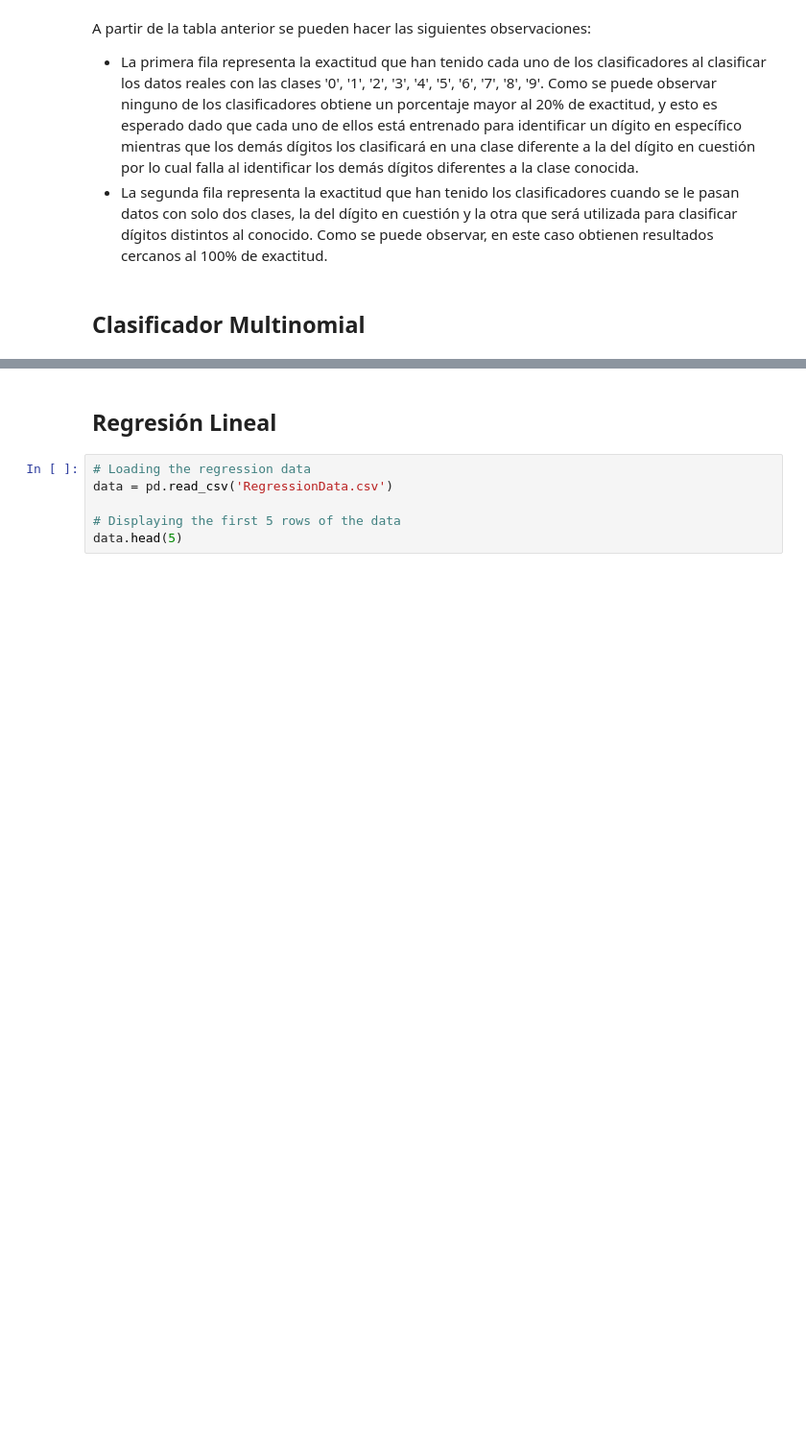
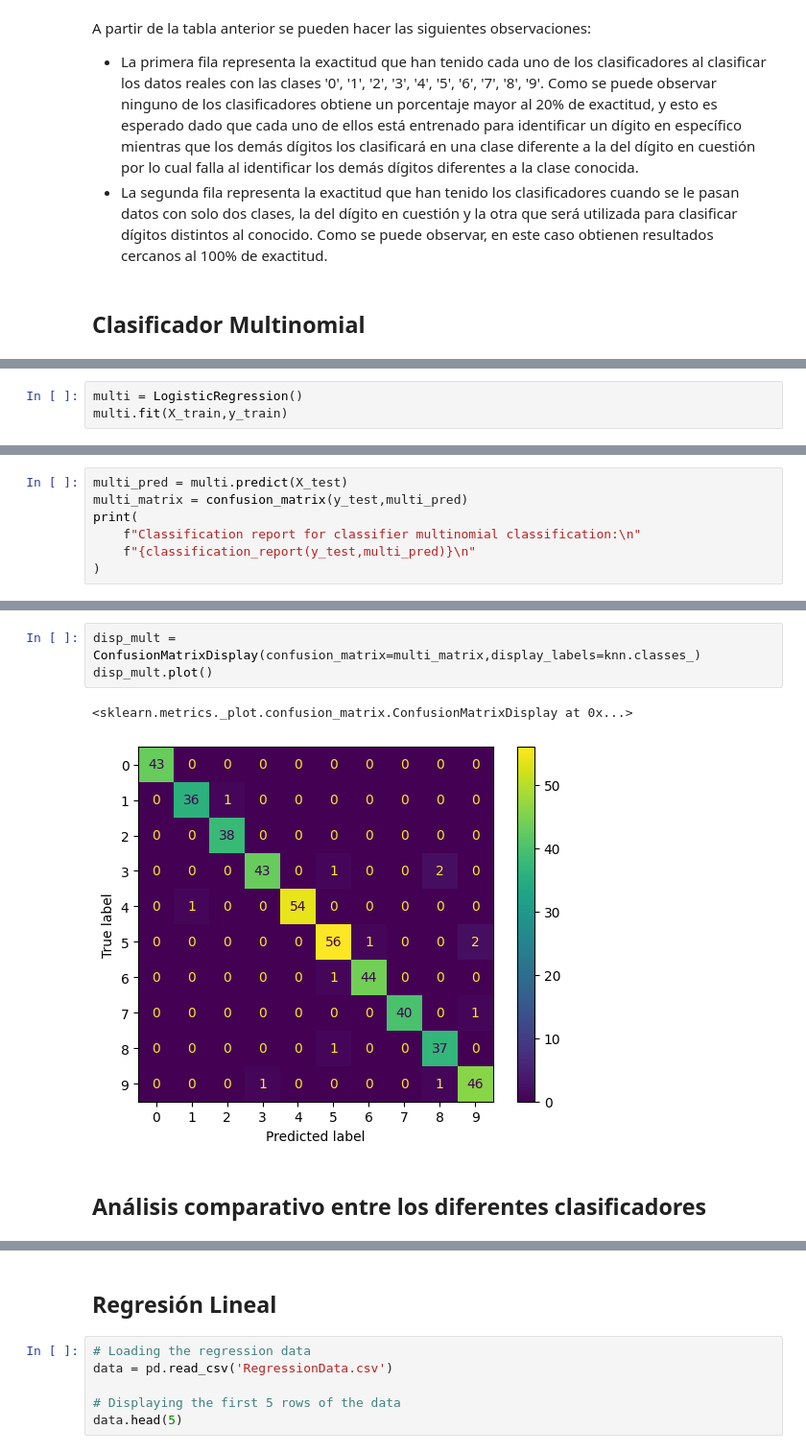
Before and after one commit to MonicaCabanas23/Clasificacion-y-Regresion-Lineal, a Jupyter notebook: Clasificacion_y_Regresion_Lineal.ipynb, the cells around one changed output, grey strips where cells are left out. Shown: that part at 96% size. Saved outputs shown, nothing was run; the diff lists cells and outputs as text; blank space fills up the shorter version.

```diff
--- a/Clasificacion_y_Regresion_Lineal.ipynb
+++ b/Clasificacion_y_Regresion_Lineal.ipynb
@@ -795,0 +799,3 @@ A partir de la tabla anterior se pueden hacer las siguientes observaciones:
+# %%
+multi = LogisticRegression()
+multi.fit(X_train,y_train)
@@ -795,0 +804,7 @@ A partir de la tabla anterior se pueden hacer las siguientes observaciones:
+# %%
+multi_pred = multi.predict(X_test)
+multi_matrix = confusion_matrix(y_test,multi_pred)
+print(
+    f"Classification report for classifier multinomial classification:\n"
+    f"{classification_report(y_test,multi_pred)}\n"
+)
@@ -795,0 +829,8 @@ A partir de la tabla anterior se pueden hacer las siguientes observaciones:
+# %%
+disp_mult = ConfusionMatrixDisplay(confusion_matrix=multi_matrix,display_labels=knn.classes_)
+disp_mult.plot()
+# %% [output]
+<sklearn.metrics._plot.confusion_matrix.ConfusionMatrixDisplay at 0x...>
+[figure, added]
+# %% [markdown]
+## Análisis comparativo entre los diferentes clasificadores
```
Also changed, not shown: parts of 4 cells of this notebook.
